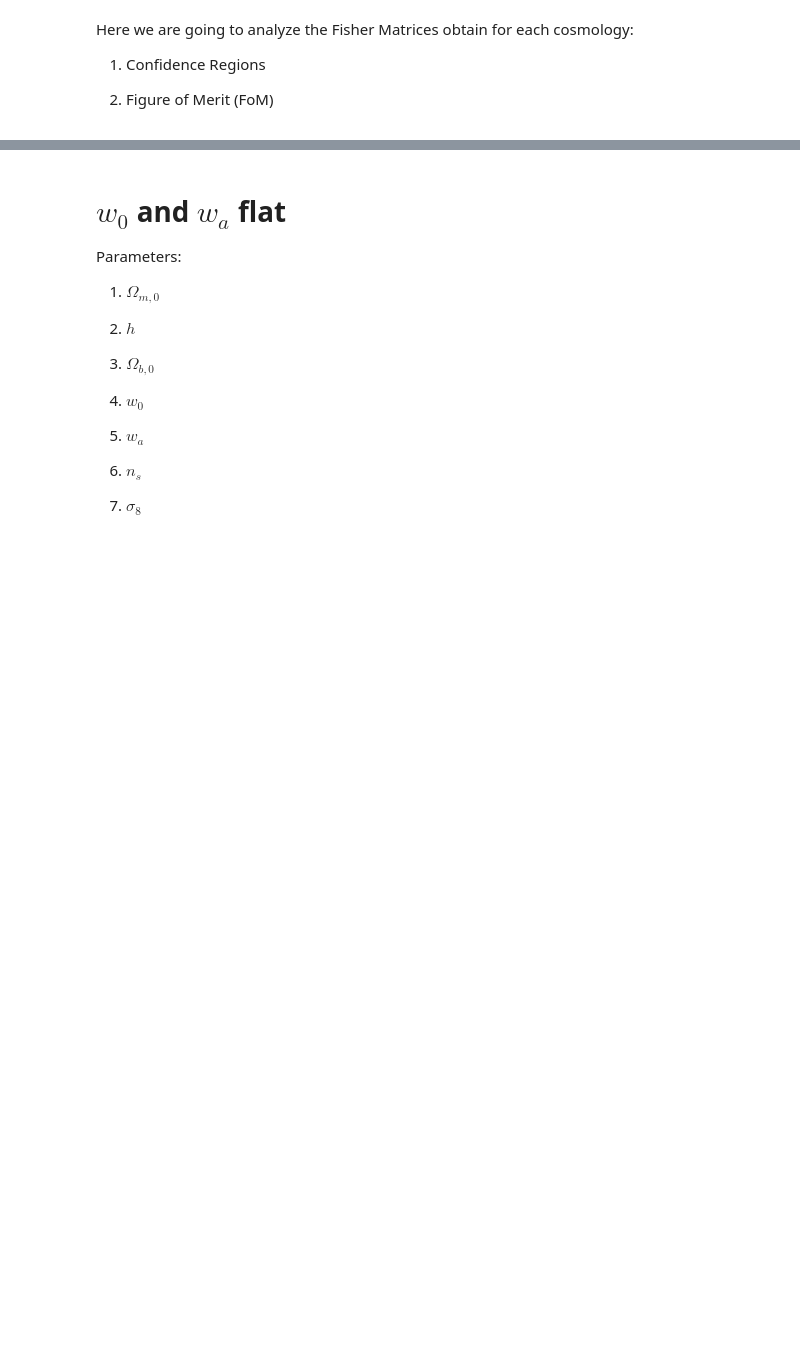
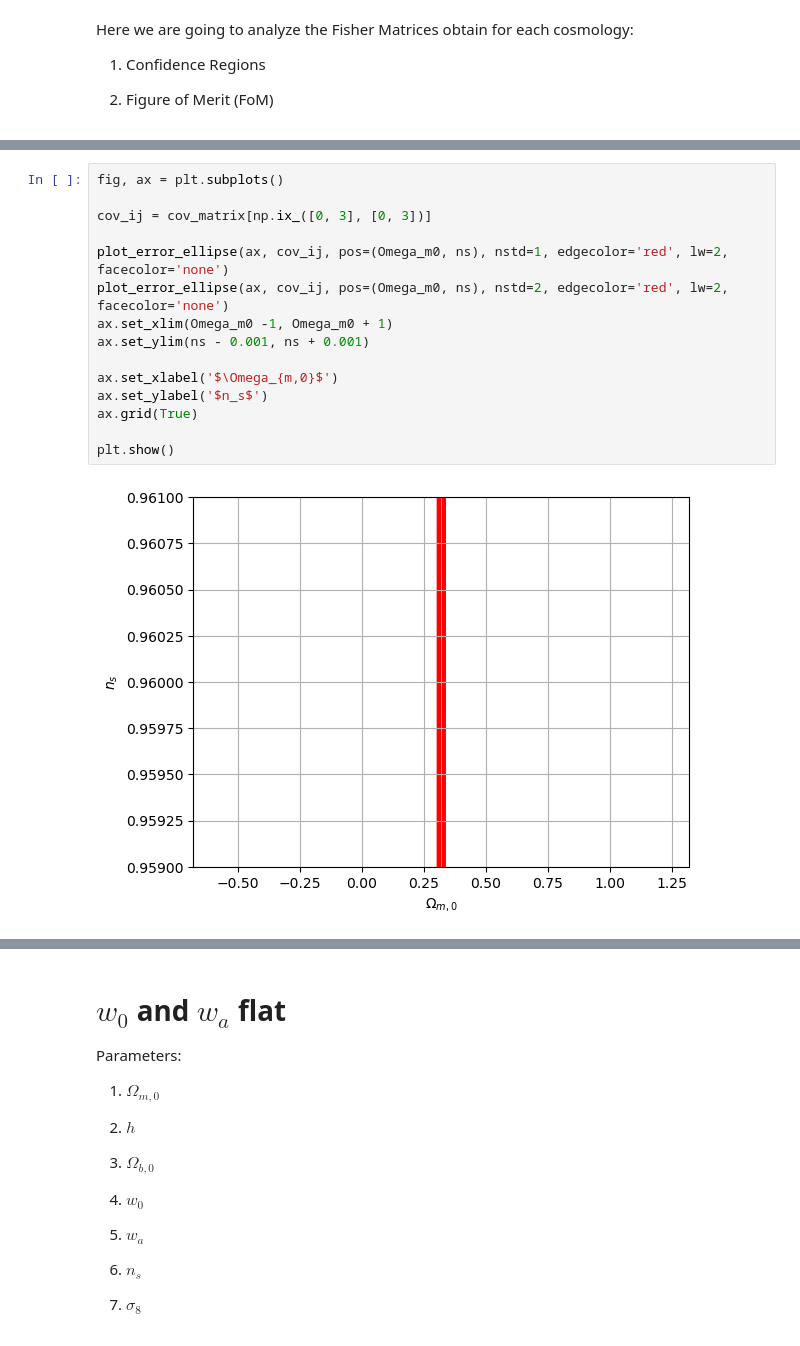
Before and after one commit to XimePS/Fisher_Matrix_WL, a Jupyter notebook: Confidence regions.ipynb, the cells around one changed output, grey strips where cells are left out. Cells and saved outputs as stored; diff of their text form; blank space fills up the shorter version.

```diff
--- a/Confidence regions.ipynb
+++ b/Confidence regions.ipynb
@@ -40,0 +122,17 @@ Fi_S_F = np.array([[5539174.68302178, 6547487.58749152, 1168793.55054772,
+# %%
+fig, ax = plt.subplots()
+
+cov_ij = cov_matrix[np.ix_([0, 3], [0, 3])]
+
+plot_error_ellipse(ax, cov_ij, pos=(Omega_m0, ns), nstd=1, edgecolor='red', lw=2, facecolor='none')
+plot_error_ellipse(ax, cov_ij, pos=(Omega_m0, ns), nstd=2, edgecolor='red', lw=2, facecolor='none')
+ax.set_xlim(Omega_m0 -1, Omega_m0 + 1)
+ax.set_ylim(ns - 0.001, ns + 0.001)
+
+ax.set_xlabel('$\Omega_{m,0}$')
+ax.set_ylabel('$n_s$')
+ax.grid(True)
+
+plt.show()
+# %% [output]
+[figure, added]
```
Also changed, not shown: parts of 15 cells of this notebook, 2 other files.
